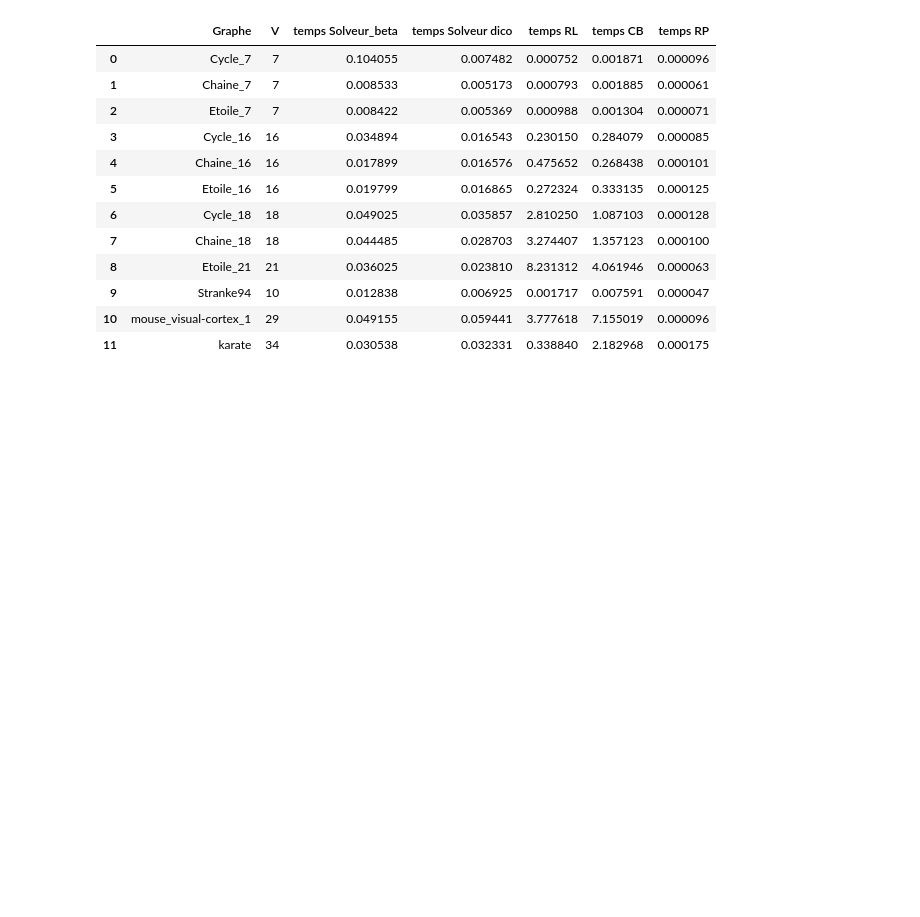
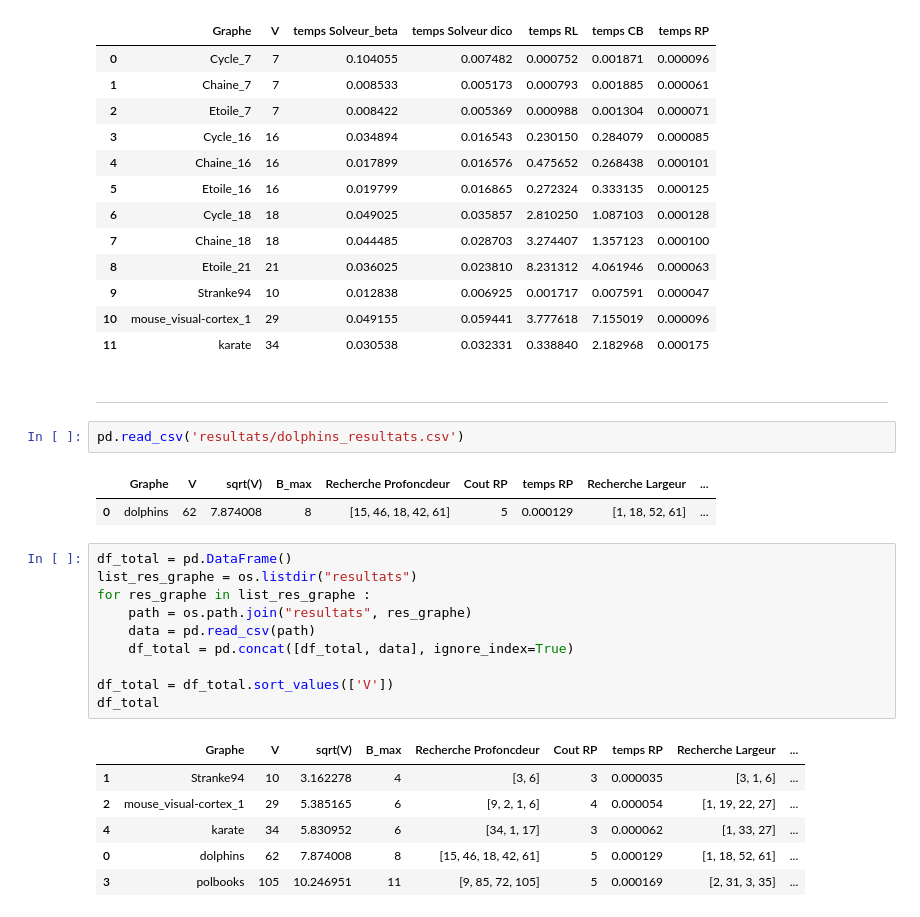
Before and after one commit to OussamaLay/Graph_Burning_Problem, a Jupyter notebook: main.ipynb, the cells around one changed output. Drawn from its saved outputs; the diff is of its cells as text; blank space fills up the shorter version.

Commit message:
resultats

```diff
--- a/main.ipynb
+++ b/main.ipynb
@@ -246,3 +248,27 @@ df_temps
 | 9 | Stranke94 | 10 | 0.012838 | 0.006925 | 0.001717 | 0.007591 | 0.000047 |
 | 10 | mouse_visual-cortex_1 | 29 | 0.049155 | 0.059441 | 3.777618 | 7.155019 | 0.000096 |
 | 11 | karate | 34 | 0.030538 | 0.032331 | 0.338840 | 2.182968 | 0.000175 |
+# %% [markdown]
+---
+# %%
+pd.read_csv('resultats/dolphins_resultats.csv')
+# %% [output]
+|  | Graphe | V | sqrt(V) | B_max | Recherche Profoncdeur | Cout RP | temps RP | Recherche Largeur | ... |
+| 0 | dolphins | 62 | 7.874008 | 8 | [15, 46, 18, 42, 61] | 5 | 0.000129 | [1, 18, 52, 61] | ... |
+# %%
+df_total = pd.DataFrame()
+list_res_graphe = os.listdir("resultats")
+for res_graphe in list_res_graphe :
+    path = os.path.join("resultats", res_graphe)
+    data = pd.read_csv(path)
+    df_total = pd.concat([df_total, data], ignore_index=True)
+
+df_total = df_total.sort_values(['V'])
+df_total
+# %% [output]
+|  | Graphe | V | sqrt(V) | B_max | Recherche Profoncdeur | Cout RP | temps RP | Recherche Largeur | ... |
+| 1 | Stranke94 | 10 | 3.162278 | 4 | [3, 6] | 3 | 0.000035 | [3, 1, 6] | ... |
+| 2 | mouse_visual-cortex_1 | 29 | 5.385165 | 6 | [9, 2, 1, 6] | 4 | 0.000054 | [1, 19, 22, 27] | ... |
+| 4 | karate | 34 | 5.830952 | 6 | [34, 1, 17] | 3 | 0.000062 | [1, 33, 27] | ... |
+| 0 | dolphins | 62 | 7.874008 | 8 | [15, 46, 18, 42, 61] | 5 | 0.000129 | [1, 18, 52, 61] | ... |
+| 3 | polbooks | 105 | 10.246951 | 11 | [9, 85, 72, 105] | 5 | 0.000169 | [2, 31, 3, 35] | ... |
```
Also changed, not shown: parts of 5 cells of this notebook, 18 other files.
